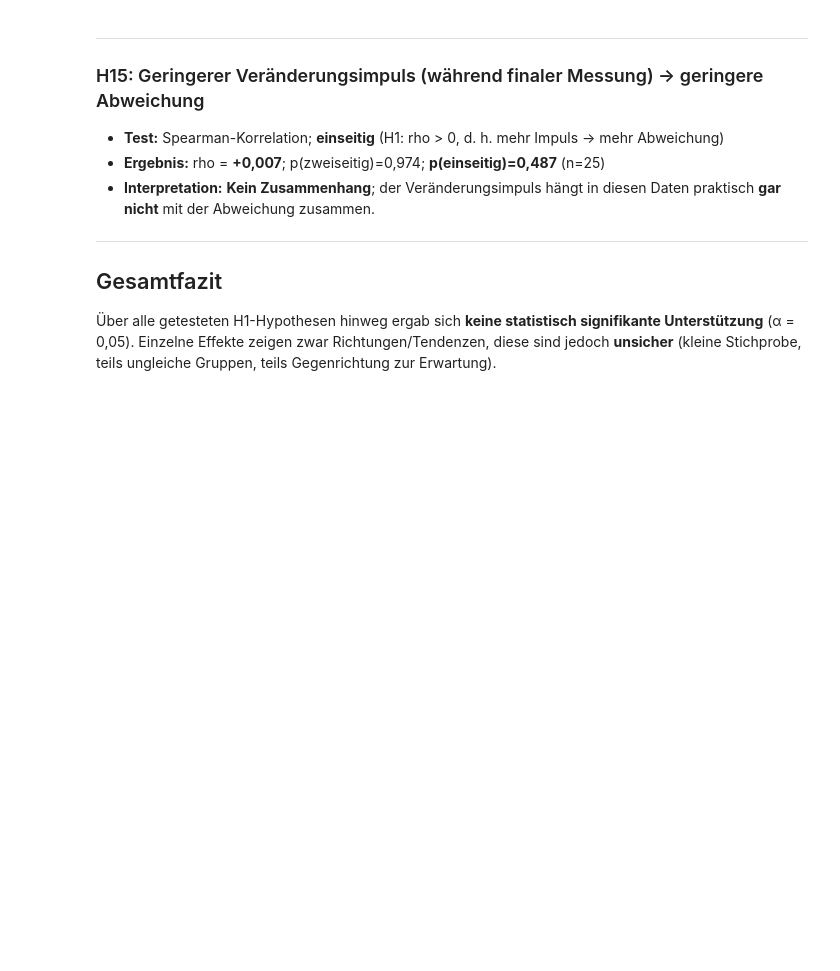
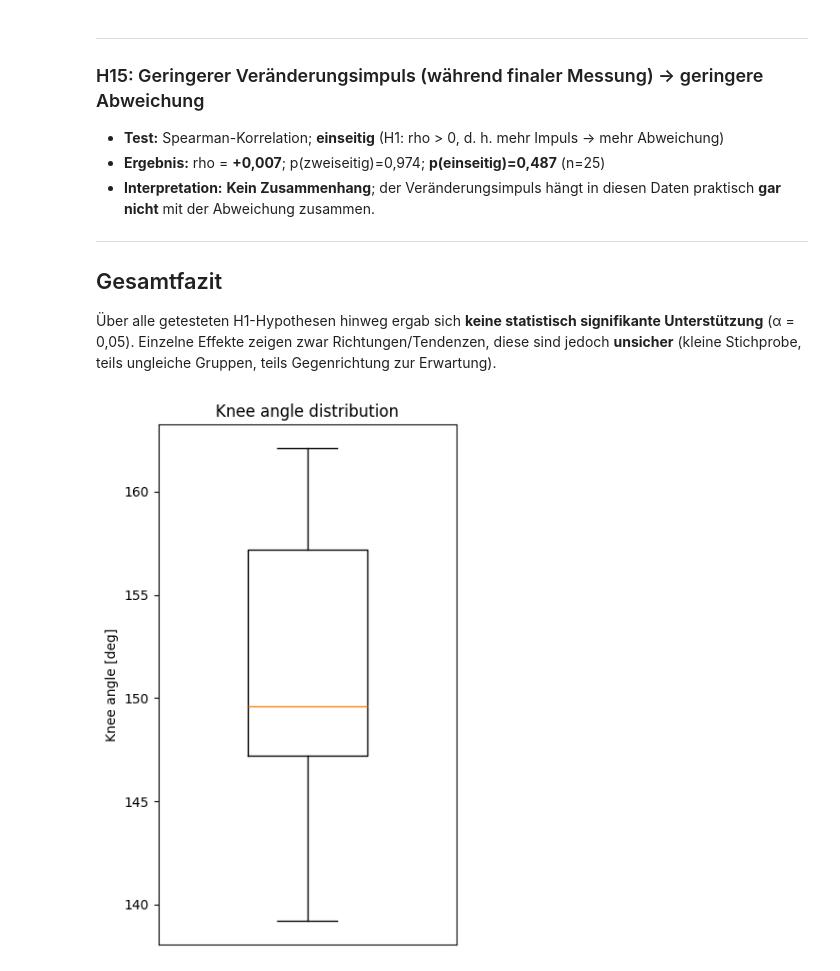
Before and after one commit to WestWoodPrints/MMI_Tool, a Jupyter notebook: Auswertung_V3.ipynb, the cells around one changed output. Cells and saved outputs as stored; diff of their text form; code cells hidden in the pictures; blank space fills up the shorter version.

```diff
--- a/Auswertung_V3.ipynb
+++ b/Auswertung_V3.ipynb
@@ -978,3 +978,20 @@ Einseitig (H1: rho > 0): p=0.487061
 
 ## Gesamtfazit
 Über alle getesteten H1-Hypothesen hinweg ergab sich **keine statistisch signifikante Unterstützung** (α = 0,05). Einzelne Effekte zeigen zwar Richtungen/Tendenzen, diese sind jedoch **unsicher** (kleine Stichprobe, teils ungleiche Gruppen, teils Gegenrichtung zur Erwartung).
+# %%
+KNEE_COL = "Kniewinkel 2"
+
+knee = pd.to_numeric(df[KNEE_COL], errors="coerce").dropna()
+
+fig, ax = plt.subplots(figsize=(4, 6))
+ax.boxplot(knee, vert=True, widths=0.4, showfliers=True)
+
+ax.set_title("Knee angle distribution")
+ax.set_ylabel("Knee angle [deg]")
+ax.set_xticks([])
+
+fig.tight_layout()
+fig.savefig("knee_angle_distribution_boxplot.png", dpi=300, bbox_inches="tight")
+plt.show()
+# %% [output]
+[figure, added]
```
Also changed, not shown: parts of 8 cells of this notebook, 27 other files.
